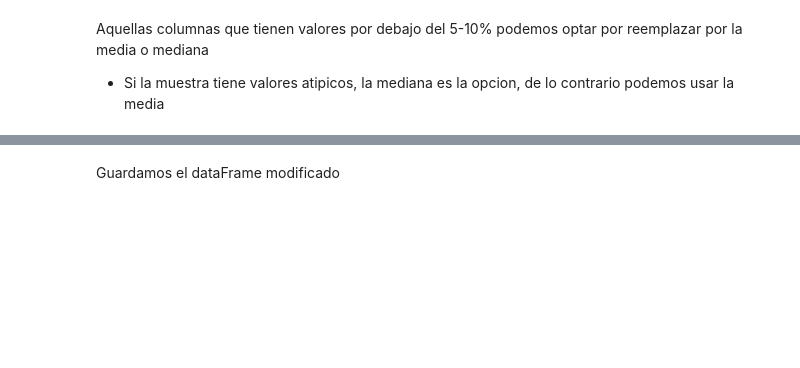
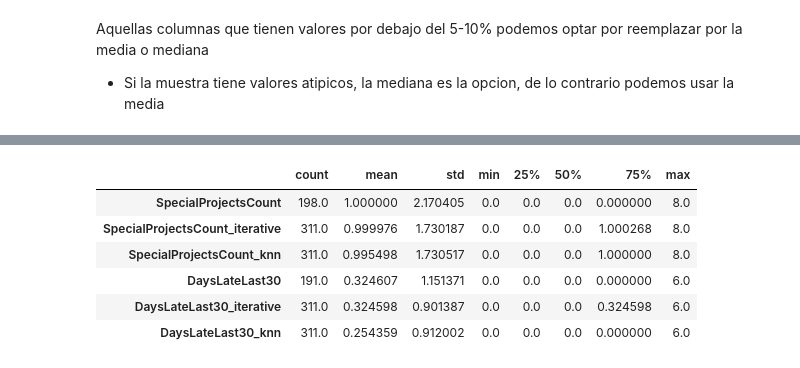
Before and after one commit to Adalab/Adalab-project-da-promo-Farzana-modulo-4-team-1, a Jupyter notebook: orden_gestion_nulos.ipynb, the cells around one changed output, grey strips where cells are left out. Saved outputs shown, nothing was run; the diff lists cells and outputs as text; code cells hidden in the pictures; blank space fills up the shorter version.

```diff
--- a/orden_gestion_nulos.ipynb
+++ b/orden_gestion_nulos.ipynb
@@ -198,15 +337,0 @@ df["contact_year"].describe()[["mean", "50%"]]
-# %%
-media_conspriceidx = df[].mean()
-print(f"La media de la columna 'conspriceidx' es: {round(media_conspriceidx, 2)}")
-
-# aplicamos el método 'fillna()' a la columna
-df[] = df[]fillna(media_conspriceidx)
-
-# comprobamos los nulos para la columna
-print(f"Después del 'fillna' tenemos {df['conspriceidx'].isnull().sum()} nulos")
-# %%
-# lo siguiente que tenemos que hacer es introducir este array en nuestro DataFrame, en este caso sobreescribiremos la columna original.
-df["contact_year"] = contact_year_imputado
-
-# por último comprobamos si tenemos nulos.
-print(f"Después del 'SimpleImputer' tenemos {df['contact_year'].isnull().sum()} nulos")
@@ -278,2 +337,0 @@ df_copia.rename(columns = nuevo_nombre, inplace = True)
-# %% [markdown]
-Guardamos el dataFrame modificado
@@ -282,0 +341,22 @@ df_copia.to_csv()
+# %%
+#ITERATIVE IMPUTER
+
+imputer_iterative = IterativeImputer(max_iter =20, random_state=42)
+imputer_iterative_imputado = imputer_iterative.fit_transform(df[['SpecialProjectsCount', 'DaysLateLast30']])
+df[['SpecialProjectsCount_iterative', 'DaysLateLast30_iterative']] = imputer_iterative_imputado
+# %%
+#KNN IMPUTER
+imputer_knn = KNNImputer(n_neighbors=5)
+imputer_knn_imputado = imputer_knn.fit_transform(df[['SpecialProjectsCount', 'DaysLateLast30']])
+df[['SpecialProjectsCount_knn', 'DaysLateLast30_knn']] = imputer_knn_imputado
+# %%
+#Comparamos las estadísticas generadas de por el iterative y el knn para decidir cuál coger (aquel cuya media y mediana sea más parecida a la original- En la columna con valores atípicos cogemos aquel cuya mediana sea más parecida a la original)
+df.describe()[['SpecialProjectsCount','SpecialProjectsCount_iterative', 'SpecialProjectsCount_knn', 'DaysLateLast30','DaysLateLast30_iterative','DaysLateLast30_knn']].T
+# %% [output]
+|  | count | mean | std | min | 25% | 50% | 75% | max |
+| SpecialProjectsCount | 198.0 | 1.000000 | 2.170405 | 0.0 | 0.0 | 0.0 | 0.000000 | 8.0 |
+| SpecialProjectsCount_iterative | 311.0 | 0.999976 | 1.730187 | 0.0 | 0.0 | 0.0 | 1.000268 | 8.0 |
+| SpecialProjectsCount_knn | 311.0 | 0.995498 | 1.730517 | 0.0 | 0.0 | 0.0 | 1.000000 | 8.0 |
+| DaysLateLast30 | 191.0 | 0.324607 | 1.151371 | 0.0 | 0.0 | 0.0 | 0.000000 | 6.0 |
+| DaysLateLast30_iterative | 311.0 | 0.324598 | 0.901387 | 0.0 | 0.0 | 0.0 | 0.324598 | 6.0 |
+| DaysLateLast30_knn | 311.0 | 0.254359 | 0.912002 | 0.0 | 0.0 | 0.0 | 0.000000 | 6.0 |
```
Also changed, not shown: parts of 50 cells of this notebook, 4 other files.
